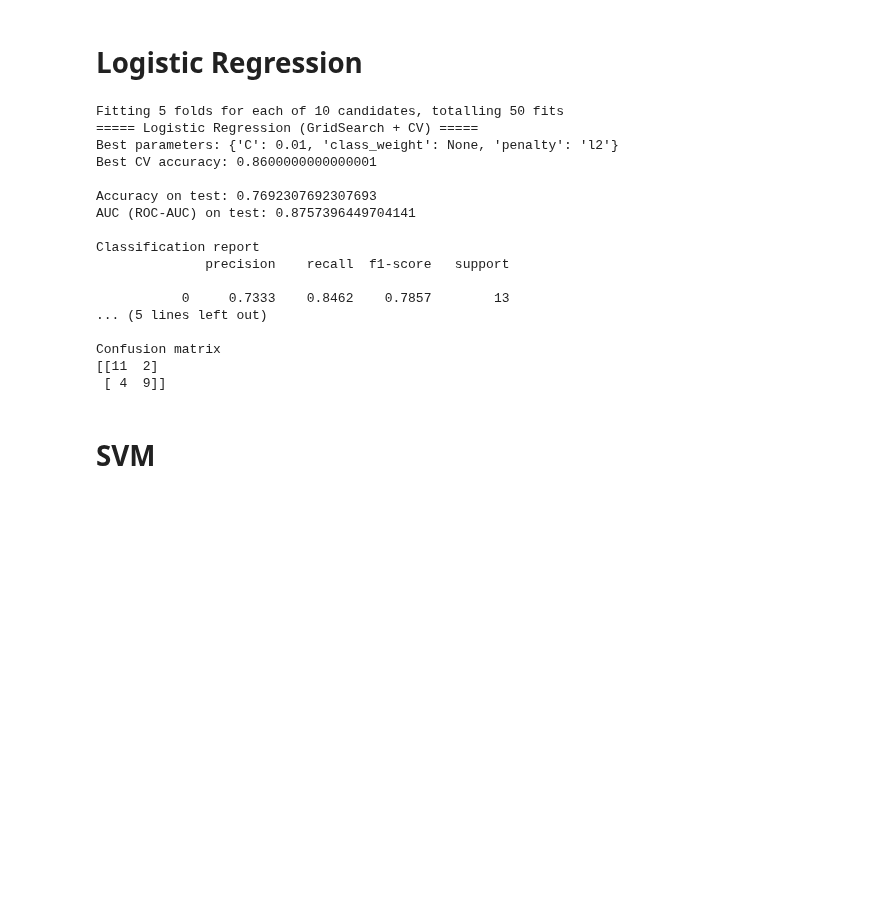
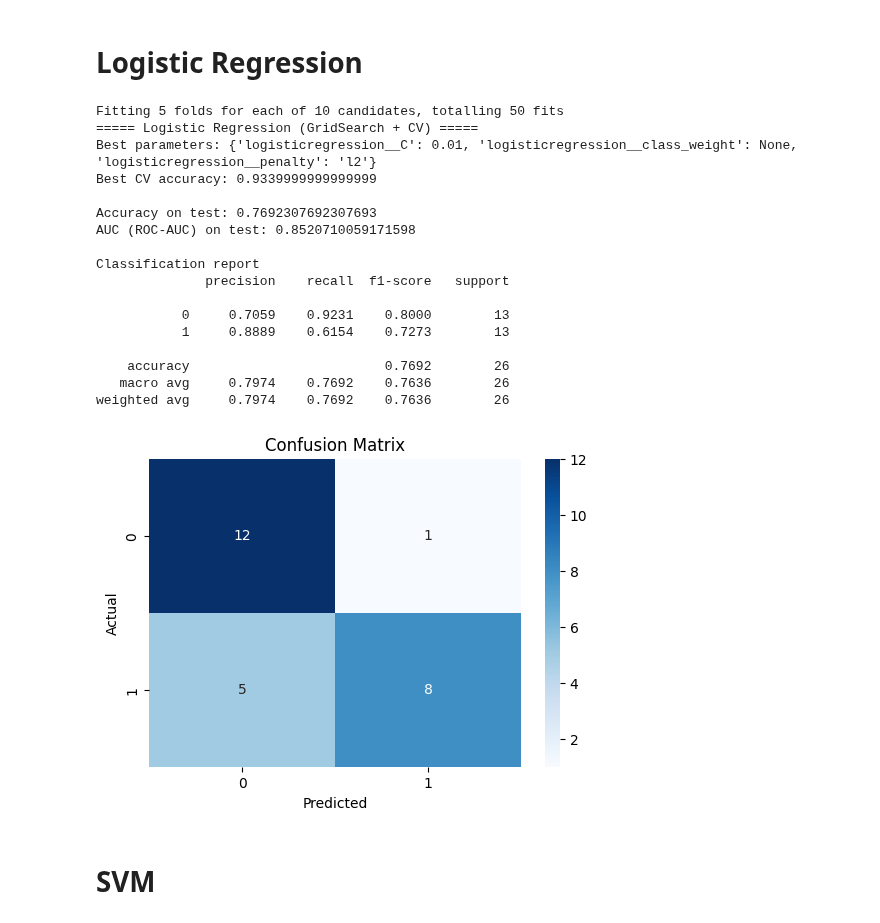
Before and after one commit to Keeta-Kimila/classification-model-that-email-between-Legitimate-or-Phishing, a Jupyter notebook: source_code/feature_extraction_and_model.ipynb, the cells around one changed output. Saved outputs shown, nothing was run; the diff lists cells and outputs as text; code cells hidden in the pictures; blank space fills up the shorter version.

```diff
--- a/source_code/feature_extraction_and_model.ipynb
+++ b/source_code/feature_extraction_and_model.ipynb
@@ -343,8 +343,12 @@ X_test  = data_test.drop(['Subject','Body','Label','label_value'], axis=1)
 y_train = data_train['label_value']
 y_test  = data_test['label_value']
 # %%
+import matplotlib.pyplot as plt
+import seaborn as sns
 from sklearn.linear_model import LogisticRegression
 from sklearn.model_selection import GridSearchCV, StratifiedKFold
+from sklearn.pipeline import make_pipeline
+from sklearn.preprocessing import StandardScaler
 from sklearn.metrics import (
     accuracy_score,
     classification_report,
@@ -367,15 +371,15 @@ y_test  = data_test['label_value']
 
 n_folds = 5
 
-log_base = LogisticRegression(
-    max_iter=1000,
-    solver="liblinear",   # รองรับ l1/l2 + sparse matrix
+pipeline = make_pipeline(
+    StandardScaler(),
+    LogisticRegression(max_iter=1000, solver="liblinear", random_state=42)
 )
 
 param_grid = {
-    "C": [0.01, 0.1, 1, 10, 100],
-    "penalty": ["l2"],            # ถ้าอยากลอง l1 ด้วย เพิ่ม "l1" เข้า list ได้
-    "class_weight": [None, "balanced"],
+    "logisticregression__C": [0.01, 0.1, 1, 10, 100],
+    "logisticregression__penalty": ["l2"],
+    "logisticregression__class_weight": [None, "balanced"],
 }
 
 cv = StratifiedKFold(
@@ -385,9 +389,9 @@ cv = StratifiedKFold(
 )
 
 grid_log = GridSearchCV(
-    estimator=log_base,
+    estimator=pipeline,
     param_grid=param_grid,
-    scoring="accuracy",   # จะเปลี่ยนเป็น 'roc_auc' ก็ได้
+    scoring="roc_auc",   # จะเปลี่ยนเป็น 'roc_auc' ก็ได้
     cv=cv,
     n_jobs=-1,
     verbose=1,
@@ -395,43 +399,48 @@ grid_log = GridSearchCV(
 
 # ใช้ train set หา best params
 grid_log.fit(X_train, y_train)
 
 print("===== Logistic Regression (GridSearch + CV) =====")
 print("Best parameters:", grid_log.best_params_)
 print("Best CV accuracy:", grid_log.best_score_)
 
 # เอาโมเดลที่ดีที่สุดมาทดสอบบน test set
 log_best = grid_log.best_estimator_
 
 y_pred = log_best.predict(X_test)
 y_prob = log_best.predict_proba(X_test)[:, 1]   # prob ของ class 1 (Phishing)
 
 print("\nAccuracy on test:", accuracy_score(y_test, y_pred))
 print("AUC (ROC-AUC) on test:", roc_auc_score(y_test, y_prob))
 
 print("\nClassification report")
 print(classification_report(y_test, y_pred, digits=4))
 
-print("Confusion matrix")
-print(confusion_matrix(y_test, y_pred))
+plt.figure(figsize=(6, 4))
+sns.heatmap(confusion_matrix(y_test, y_pred), annot=True, fmt='d', cmap='Blues')
+plt.title('Confusion Matrix')
+plt.ylabel('Actual')
+plt.xlabel('Predicted')
+plt.show()
 # %% [output]
 Fitting 5 folds for each of 10 candidates, totalling 50 fits
 ===== Logistic Regression (GridSearch + CV) =====
-Best parameters: {'C': 0.01, 'class_weight': None, 'penalty': 'l2'}
-Best CV accuracy: 0.8600000000000001
+Best parameters: {'logisticregression__C': 0.01, 'logisticregression__class_weight': None, 'logisticregression__penalty': 'l2'}
+Best CV accuracy: 0.9339999999999999
 
 Accuracy on test: 0.7692307692307693
-AUC (ROC-AUC) on test: 0.8757396449704141
+AUC (ROC-AUC) on test: 0.8520710059171598
 
 Classification report
               precision    recall  f1-score   support
 
-           0     0.7333    0.8462    0.7857        13
-... (5 lines left out)
+           0     0.7059    0.9231    0.8000        13
+           1     0.8889    0.6154    0.7273        13
 
-Confusion matrix
-[[11  2]
- [ 4  9]]
+    accuracy                         0.7692        26
+   macro avg     0.7974    0.7692    0.7636        26
+weighted avg     0.7974    0.7692    0.7636        26
+[figure, added]
 # %% [markdown]
 # SVM
 # %%
```
